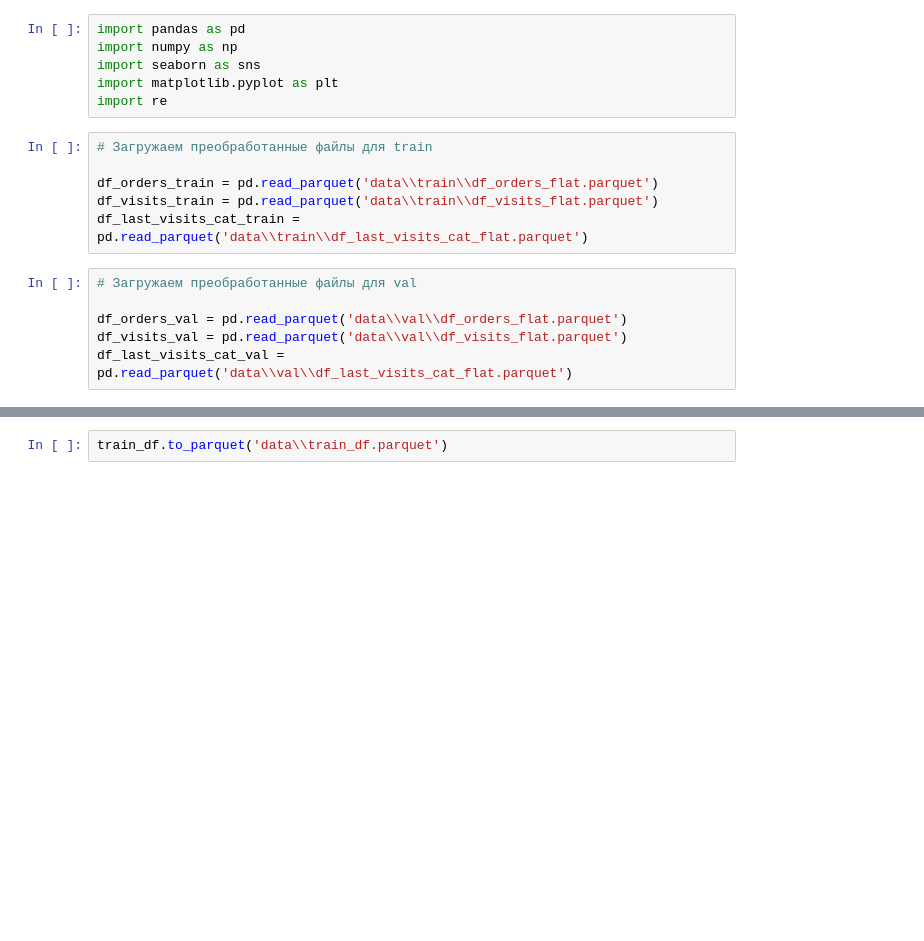
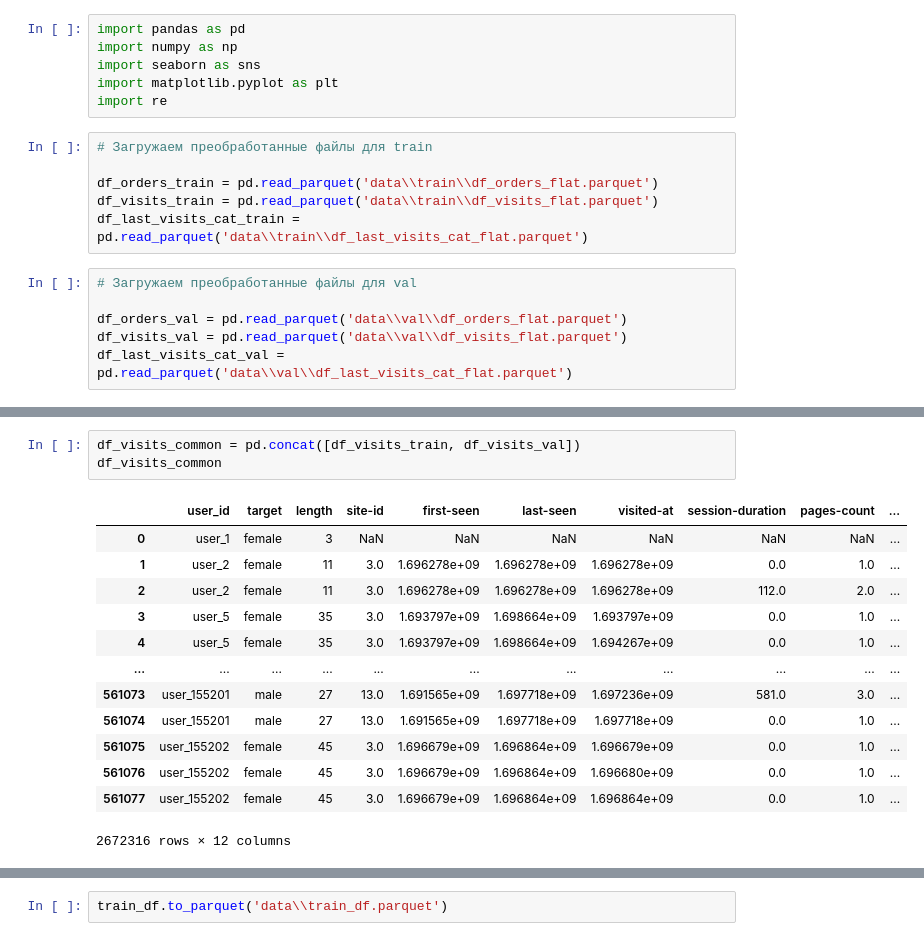
Before and after one commit to YurezSml/Hakaton2023, a Jupyter notebook: feature_extract_SML.ipynb, the cells around one changed output, grey strips where cells are left out. Saved outputs shown, nothing was run; the diff lists cells and outputs as text; blank space fills up the shorter version.

```diff
--- a/feature_extract_SML.ipynb
+++ b/feature_extract_SML.ipynb
@@ -18,0 +51,17 @@ df_last_visits_cat_val = pd.read_parquet('data\\val\\df_last_visits_cat_flat.par
+# %%
+df_visits_common = pd.concat([df_visits_train, df_visits_val])
+df_visits_common
+# %% [output]
+|  | user_id | target | length | site-id | first-seen | last-seen | visited-at | session-duration | pages-count | ... |
+| 0 | user_1 | female | 3 | NaN | NaN | NaN | NaN | NaN | NaN | ... |
+| 1 | user_2 | female | 11 | 3.0 | 1.696278e+09 | 1.696278e+09 | 1.696278e+09 | 0.0 | 1.0 | ... |
+| 2 | user_2 | female | 11 | 3.0 | 1.696278e+09 | 1.696278e+09 | 1.696278e+09 | 112.0 | 2.0 | ... |
+| 3 | user_5 | female | 35 | 3.0 | 1.693797e+09 | 1.698664e+09 | 1.693797e+09 | 0.0 | 1.0 | ... |
+| 4 | user_5 | female | 35 | 3.0 | 1.693797e+09 | 1.698664e+09 | 1.694267e+09 | 0.0 | 1.0 | ... |
+| ... | ... | ... | ... | ... | ... | ... | ... | ... | ... | ... |
+| 561073 | user_155201 | male | 27 | 13.0 | 1.691565e+09 | 1.697718e+09 | 1.697236e+09 | 581.0 | 3.0 | ... |
+| 561074 | user_155201 | male | 27 | 13.0 | 1.691565e+09 | 1.697718e+09 | 1.697718e+09 | 0.0 | 1.0 | ... |
+| 561075 | user_155202 | female | 45 | 3.0 | 1.696679e+09 | 1.696864e+09 | 1.696679e+09 | 0.0 | 1.0 | ... |
+| 561076 | user_155202 | female | 45 | 3.0 | 1.696679e+09 | 1.696864e+09 | 1.696680e+09 | 0.0 | 1.0 | ... |
+| 561077 | user_155202 | female | 45 | 3.0 | 1.696679e+09 | 1.696864e+09 | 1.696864e+09 | 0.0 | 1.0 | ... |
+2672316 rows × 12 columns
```
Also changed, not shown: parts of 13 cells of this notebook.
